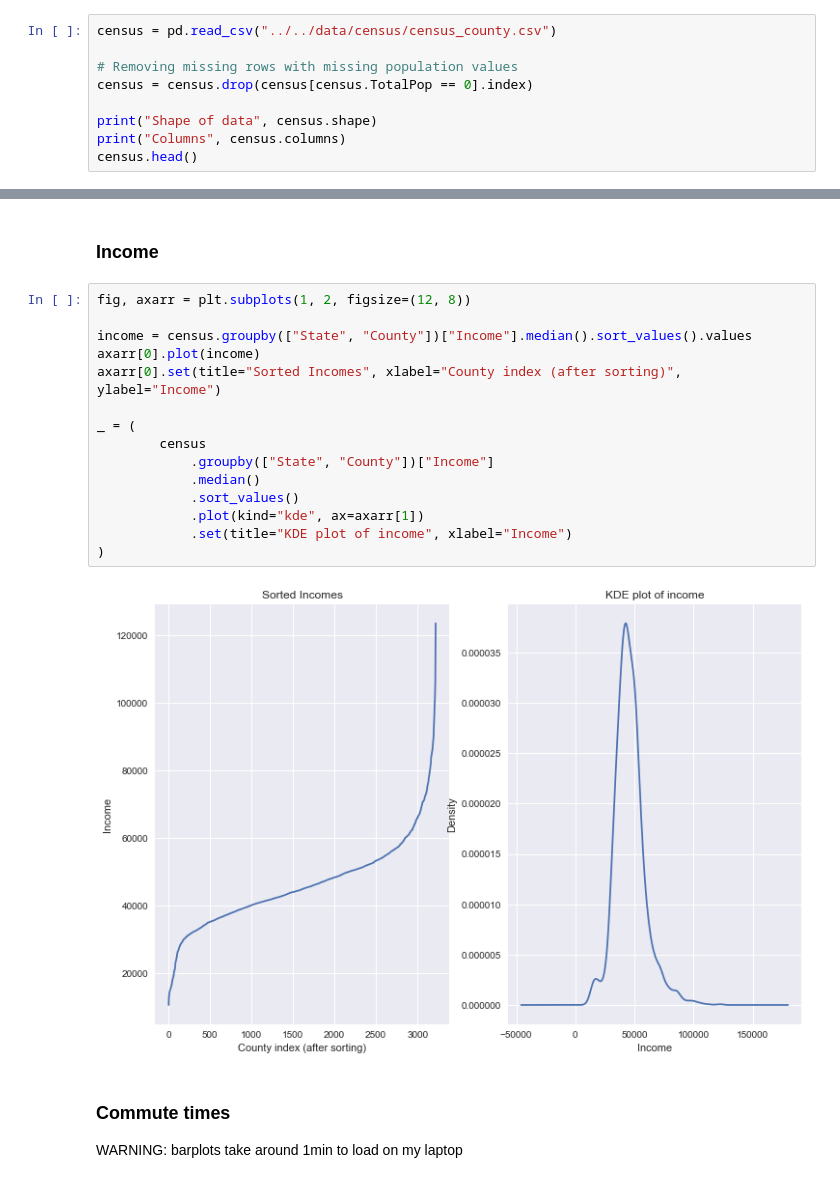
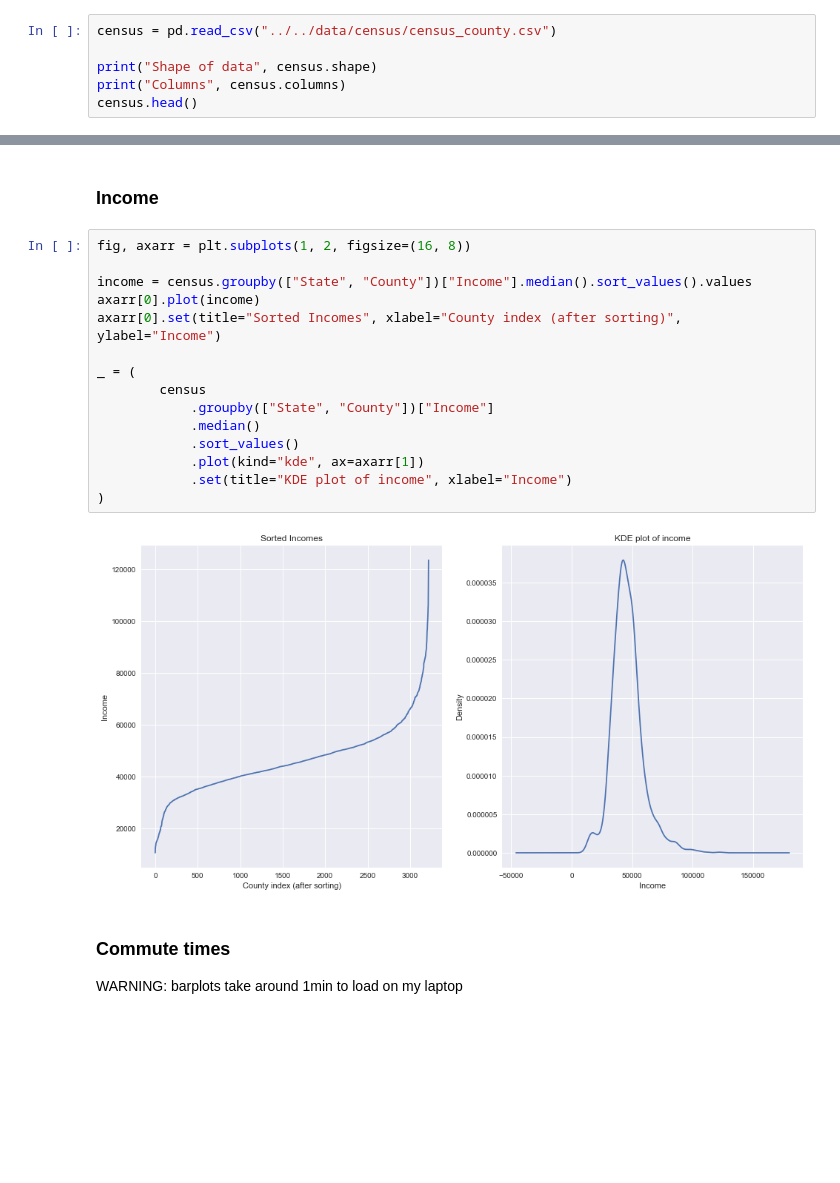
Before and after one commit to pstetz/Kaggle, a Jupyter notebook: in_progress/census/fun.ipynb, the cells around one changed output, grey strips where cells are left out. Cells and saved outputs as stored; diff of their text form; blank space fills up the shorter version.

```diff
--- a/in_progress/census/fun.ipynb
+++ b/in_progress/census/fun.ipynb
@@ -12,9 +12,6 @@ sns.set()
 ### Load data
 # %%
 census = pd.read_csv("../../data/census/census_county.csv")
-
-# Removing missing rows with missing population values
-census = census.drop(census[census.TotalPop == 0].index)
 
 print("Shape of data", census.shape)
 print("Columns", census.columns)
@@ -210,22 +209,22 @@ _ = (
 # %% [markdown]
 ### Income
 # %%
-fig, axarr = plt.subplots(1, 2, figsize=(12, 8))
+fig, axarr = plt.subplots(1, 2, figsize=(16, 8))
 
 income = census.groupby(["State", "County"])["Income"].median().sort_values().values
 axarr[0].plot(income)
 axarr[0].set(title="Sorted Incomes", xlabel="County index (after sorting)", ylabel="Income")
 
 _ = (
         census
             .groupby(["State", "County"])["Income"]
             .median()
             .sort_values()
             .plot(kind="kde", ax=axarr[1])
             .set(title="KDE plot of income", xlabel="Income")
 )
 # %% [output]
-[figure, old version]
+[figure, new version]
 # %% [markdown]
 ### Commute times
 
```
Also changed, not shown: parts of 9 cells of this notebook, 5 other files.
